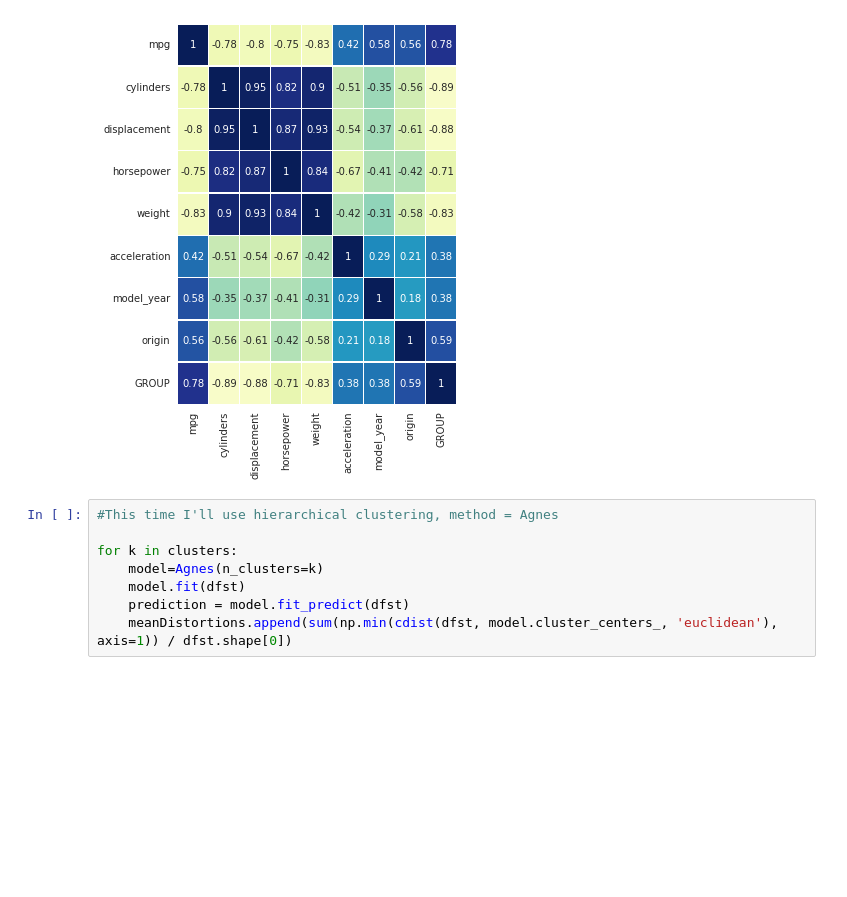
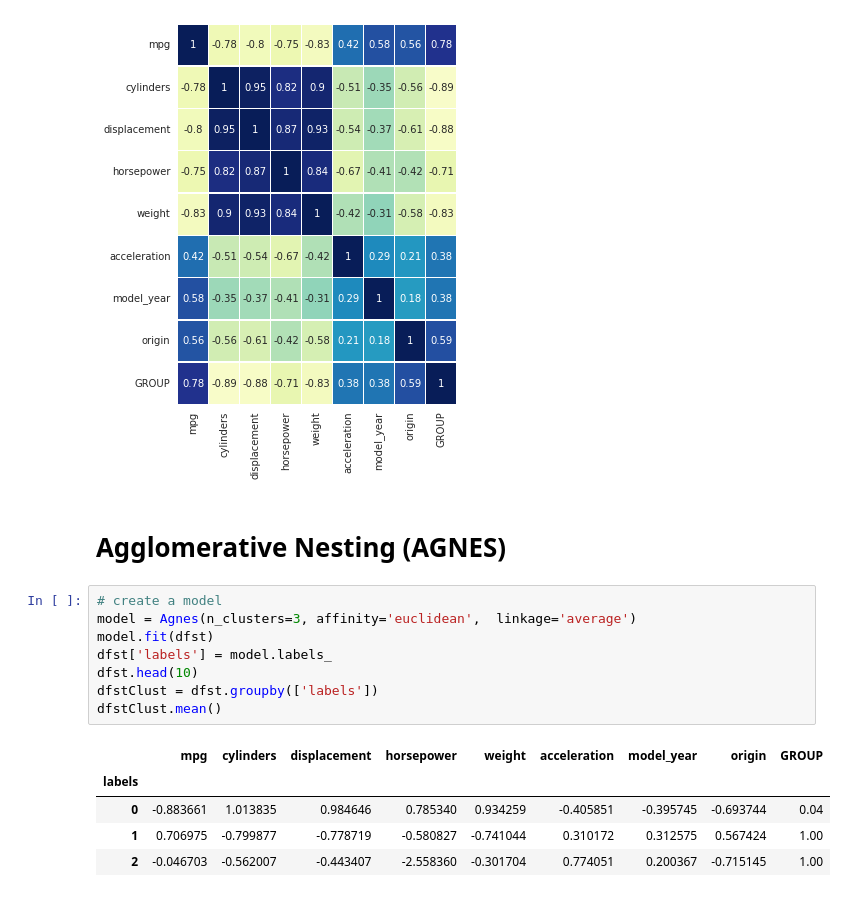
Before and after one commit to Barrok/auto-mpg, a Jupyter notebook: script.ipynb, the cells around one changed output. Cells and saved outputs as stored; diff of their text form; blank space fills up the shorter version.

```diff
--- a/script.ipynb
+++ b/script.ipynb
@@ -221,11 +222,19 @@ sns.heatmap(dfst.corr(),
 plt.show()
 # %% [output]
 [figure]
-# %%
-#This time I'll use hierarchical clustering, method = Agnes
-
-for k in clusters:
-    model=Agnes(n_clusters=k)
-    model.fit(dfst)
-    prediction = model.fit_predict(dfst)
-    meanDistortions.append(sum(np.min(cdist(dfst, model.cluster_centers_, 'euclidean'), axis=1)) / dfst.shape[0])
+# %% [markdown]
+# Agglomerative Nesting (AGNES)
+# %%
+# create a model
+model = Agnes(n_clusters=3, affinity='euclidean',  linkage='average')
+model.fit(dfst)
+dfst['labels'] = model.labels_
+dfst.head(10)
+dfstClust = dfst.groupby(['labels'])
+dfstClust.mean()
+# %% [output]
+|  | mpg | cylinders | displacement | horsepower | weight | acceleration | model_year | origin | GROUP |
+| labels |  |  |  |  |  |  |  |  |  |
+| 0 | -0.883661 | 1.013835 | 0.984646 | 0.785340 | 0.934259 | -0.405851 | -0.395745 | -0.693744 | 0.04 |
+| 1 | 0.706975 | -0.799877 | -0.778719 | -0.580827 | -0.741044 | 0.310172 | 0.312575 | 0.567424 | 1.00 |
+| 2 | -0.046703 | -0.562007 | -0.443407 | -2.558360 | -0.301704 | 0.774051 | 0.200367 | -0.715145 | 1.00 |
```
Also changed, not shown: parts of 6 cells of this notebook.
